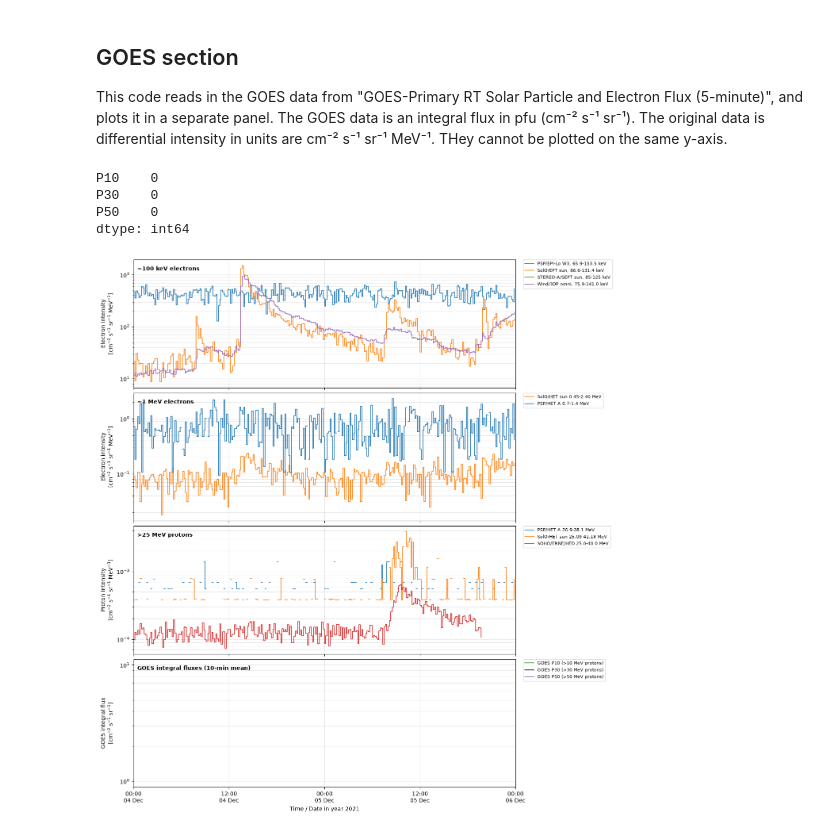
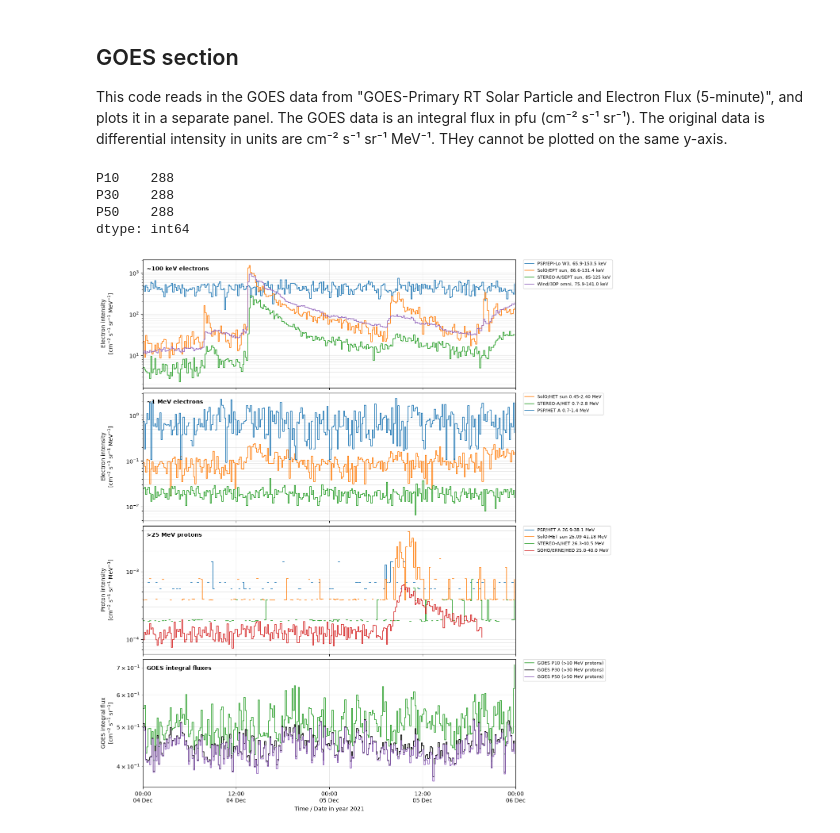
Before and after one commit to namccormick/coseecat_dr1, a Jupyter notebook: Multispacecraft_plot_SERPENTINE_GOES.ipynb, the cells around one changed output. Saved outputs shown, nothing was run; the diff lists cells and outputs as text; code cells hidden in the pictures.

Commit message:
Plot of SERPENTINE and GOES data for CoSEE-cat event 05122021.

```diff
--- a/Multispacecraft_plot_SERPENTINE_GOES.ipynb
+++ b/Multispacecraft_plot_SERPENTINE_GOES.ipynb
@@ -43,6 +43,9 @@ DAYS = pd.date_range(START.normalize(), END - pd.Timedelta(seconds=1), freq="D")
 DIR_100KEV = Path(r"C:\Users\pauls\SEPs\coseecat_dr1\data\05122021\100keV_electrons")
 DIR_1MEV   = Path(r"C:\Users\pauls\SEPs\coseecat_dr1\data\05122021\1MeV_electrons")
 DIR_PROTON = Path(r"C:\Users\pauls\SEPs\coseecat_dr1\data\05122021\25MeV_protons")
+DIR_GOES  = Path(r"C:\Users\pauls\SEPs\coseecat_dr1\data\05122021\GOES")
+
+GOES_FILE = sorted(DIR_GOES.glob("GOES_all_channels_*.csv"))[-1]
 
 COLOURS = {"PSP": "C0", "SolO": "C1", "STEREO-A": "C2", "SOHO": "C3", "Wind": "C4"}
 
@@ -215,17 +220,15 @@ def build_1MeV():
     solo = load_band(DIR_1MEV, "solo_L2_epd-het-sun-rates_{d:%Y%m%d}_V*.cdf",
                      "Electron_Flux", "EPOCH_4", [0, 1], [0.5847, 1.348],
                      qf=QF_SOLO_HET_ELEC)    # 0.45-2.40 MeV
-# STEREO-A HET: no data available for this period
-#    sta  = load_band(DIR_1MEV, "sta_l1_het_202203{d}_v*.cdf",
-#                     "Electron_Flux", "Epoch", [0, 1], [0.7, 1.4])          # 0.7-2.8 MeV
-    # TODO: confirm bins/widths against Electrons_Inv_ENERGY_LABL (pending your output)
+    sta  = load_band(DIR_1MEV, "sta_l1_het_{d:%Y%m%d}_v*.cdf",
+                     "Electron_Flux", "Epoch", [0, 1], [0.7, 1.4])          # 0.7-2.8 MeV
     psp  = load_band(DIR_1MEV, "psp_isois-epihi_l2-het-rates60_{d:%Y%m%d}_v*.cdf",
                      "A_Electrons_Flux", "Epoch", [3, 4, 5, 6], [0.1, 0.2, 0.2, 0.2])
 #    eph  = pd.concat([read_rl2("epi22087.rl2"), read_rl2("epi22088.rl2")]).sort_index()
     return {
 #        "SOHO/EPHIN E1300 0.67-10.4 MeV": (resample(eph),  "SOHO"),
         "SolO/HET sun 0.45-2.40 MeV":     (resample(solo), "SolO"),
-#        "STEREO-A/HET 0.7-2.8 MeV":       (resample(sta),  "STEREO-A"),
+        "STEREO-A/HET 0.7-2.8 MeV":       (resample(sta),  "STEREO-A"),
         "PSP/HET A 0.7-1.4 MeV":          (resample(psp),  "PSP"),
     }
 # %%
@@ -239,15 +242,14 @@ def build_protons():
                      "H_Flux", "EPOCH", list(range(19, 25)),
                      [2.11, 2.24, 2.53, 2.91, 3.02, 3.28],
                      qf=QF_SOLO_HET_PROTON)                                 # 25.09-41.18 MeV
-    # STEREO-A HET: no data available for this period
-    #sta  = load_band(DIR_PROTON, "sta_l1_het_202203{d}_v*.cdf",
-    #                 "Proton_Flux", "Epoch", [5, 6, 7, 8], [3.4, 3.8, 2.4, 4.9])  # 26.3-40.5 MeV
+    sta  = load_band(DIR_PROTON, "sta_l1_het_{d:%Y%m%d}_v*.cdf",
+                     "Proton_Flux", "Epoch", [5, 6, 7, 8], [3.4, 3.8, 2.4, 4.9])  # 26.3-40.5 MeV
     soho = load_band(DIR_PROTON, "soho_erne-hed_l2-1min_{d:%Y%m%d}_v*.cdf",
                      "PH", "Epoch", [3, 4], [7.0, 8.0])                     # 25-40 MeV
     return {
         "PSP/HET A 26.9-38.1 MeV":      (resample(psp),  "PSP"),
         "SolO/HET sun 25.09-41.18 MeV": (resample(solo), "SolO"),
-        #"STEREO-A/HET 26.3-40.5 MeV":   (resample(sta),  "STEREO-A"),
+        "STEREO-A/HET 26.3-40.5 MeV":   (resample(sta),  "STEREO-A"),
         "SOHO/ERNE/HED 25.0-40.0 MeV":  (resample(soho), "SOHO"),
     }
 # %%
@@ -313,14 +317,9 @@ plt.show()
 This code reads in the GOES data from "GOES-Primary RT Solar Particle and Electron Flux (5-minute)", and plots it in a separate panel. The GOES data is an integral flux in pfu (cm⁻² s⁻¹ sr⁻¹). The original data is differential intensity in  units are cm⁻² s⁻¹ sr⁻¹ MeV⁻¹. THey cannot be plotted on the same y-axis.
 # %%
 # ============================================================
-# Load GOES data and resample to 10-min
+# Load GOES data and resample to RES
 # ============================================================
-import os
 
-goes_path = os.path.join(
-    r"C:\Users\pauls\SEPs\IMAP\data\GOES",
-    "goes_primary_5min_2026-02_to_now.csv",
-)
 goes_channels = {            # column name : legend label
     "P10": "GOES P10 (>10 MeV protons)",
     "P30": "GOES P30 (>30 MeV protons)",
@@ -328,31 +327,28 @@ goes_channels = {            # column name : legend label
      # "E2_0": "GOES E>2 MeV electrons"
 }
 
-goes = pd.read_csv(goes_path, parse_dates=["Time"])
+goes = pd.read_csv(GOES_FILE)
 missing = [c for c in goes_channels if c not in goes.columns]
 if missing:
     raise KeyError(f"Not found: {missing}. Columns are: {list(goes.columns)}")
 
-goes["Time"] = pd.to_datetime(goes["Time"], utc=True)
-if pd.Timestamp(START).tzinfo is None:
-    goes["Time"] = goes["Time"].dt.tz_localize(None)
-else:
-    goes["Time"] = goes["Time"].dt.tz_convert(pd.Timestamp(START).tzinfo)
+# Parse as UTC, then drop the tz so it matches the naive START/END
+goes["Time"] = pd.to_datetime(goes["Time"], utc=True).dt.tz_localize(None)
 
-goes = goes.set_index("Time")[list(goes_channels)]
+goes = goes.set_index("Time").sort_index()[list(goes_channels)]
 goes = goes.where(goes > 0)
-goes10 = goes.resample("10min", closed="left", label="left").mean().loc[START:END]
+goes10 = goes.resample(RES, closed="left", label="left").mean().loc[START:END]
 print(goes10.notna().sum())
 # %% [output]
-P10    0
-P30    0
-P50    0
+P10    288
+P30    288
+P50    288
 dtype: int64
 # %%
 # ============================================================
-# Build and plot (existing code, with a 4th panel added)
+# Build and plot: SERPENTINE and GOES
 # ============================================================
-# ... build_100keV / build_1MeV / build_protons and the print loop unchanged ...
+
 
 fig, axes = plt.subplots(4, 1, figsize=(13, 14), sharex=True, layout="constrained")
 
@@ -370,32 +366,32 @@ for ax, (series, ylabel, title) in zip(axes, panels):
 #for sc, ev in events.items():
 #    axes[0].axvline(pd.Timestamp(ev["onset"]),     color=COLOURS[sc], ls="-", lw=1.2)
 #    axes[0].axvline(pd.Timestamp(ev["peak_time"]), color=COLOURS[sc], ls=":", lw=1.5)
 #axes[0].plot([], [], color="grey", ls="-", label="Onset time")
 #axes[0].plot([], [], color="grey", ls=":", label="Peak flux")
 
 # ------------------------------------------------------------
 # NEW: GOES panel (integral fluxes)
 # ------------------------------------------------------------
 ax_g = axes[3]
 styles = {"P10": ("tab:green", "-"), "P30": ("k", "-"),
           "P50": ("tab:purple", "-"),  "E2_0": ("tab:red", "--")}
 for col, lab in goes_channels.items():
     colr, ls = styles[col]
     ax_g.step(goes10.index, goes10[col], where="post", color=colr, ls=ls, lw=1.2, label=lab)
 ax_g.set_yscale("log")
 ax_g.set_ylabel("GOES integral flux\n" r"[cm$^{-2}$ s$^{-1}$ sr$^{-1}$]")
 ax_g.grid(alpha=0.3, which="both")
-ax_g.text(0.01, 0.95, "GOES integral fluxes (10-min mean)",
+ax_g.text(0.01, 0.95, "GOES integral fluxes",
           transform=ax_g.transAxes, va="top", fontweight="bold")
 
 for ax in axes:
     ax.legend(loc="upper left", bbox_to_anchor=(1.02, 1), borderaxespad=0, fontsize=8)
 
 axes[-1].set_xlim(START, END)
 axes[-1].xaxis.set_major_locator(mdates.HourLocator(interval=12))
 axes[-1].xaxis.set_major_formatter(mdates.DateFormatter("%H:%M\n%d %b"))
 axes[-1].set_xlabel(f"Time / Date in year {START.year}")
 fig.align_ylabels(axes)
 plt.show()
 # %% [output]
-[figure, old version]
+[figure, new version]
```
Also changed, not shown: parts of 3 cells of this notebook.
